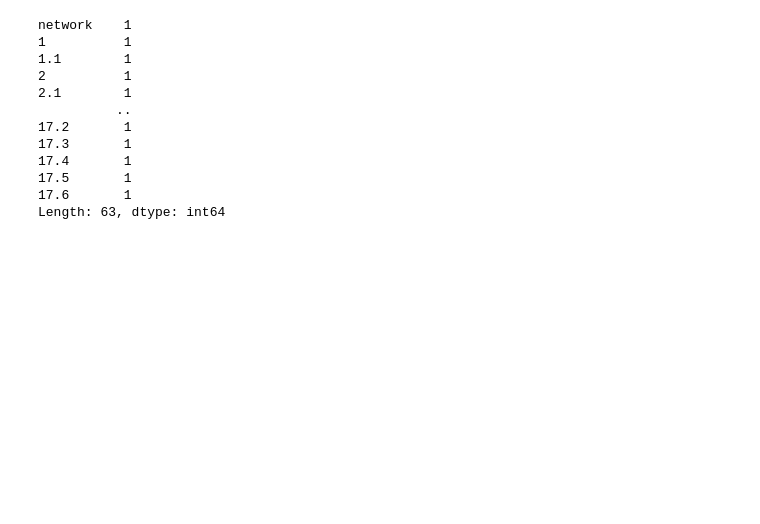
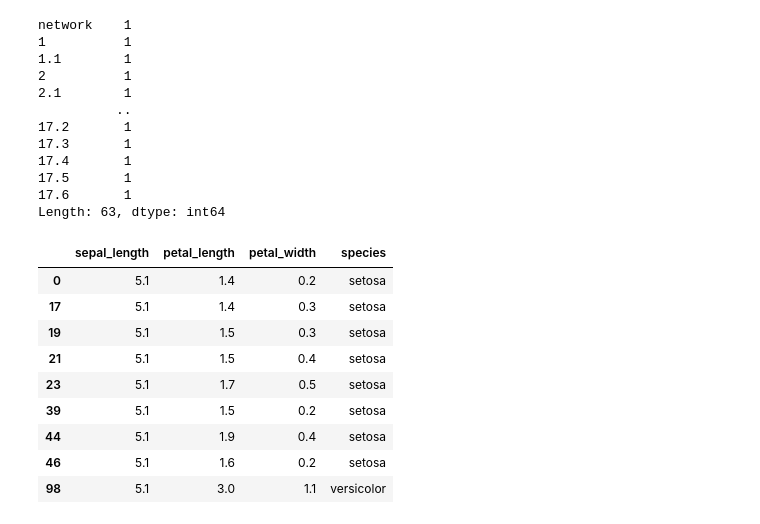
Before and after one commit to Yashshakya1/Data_Science_macbook, a Jupyter notebook: data science(self learning)/pandes/practice.ipynb, the cells around one changed output. Drawn from its saved outputs; the diff is of its cells as text; code cells hidden in the pictures; blank space fills up the shorter version.

```diff
--- a/data science(self learning)/pandes/practice.ipynb
+++ b/data science(self learning)/pandes/practice.ipynb
@@ -218,3 +221,17 @@ network    1
 17.5       1
 17.6       1
 Length: 63, dtype: int64
+# %%
+df['sepal_length'].isin([5.1,23])
+df[df['sepal_length'].isin([5.1,23])]
+# %% [output]
+|  | sepal_length | petal_length | petal_width | species |
+| 0 | 5.1 | 1.4 | 0.2 | setosa |
+| 17 | 5.1 | 1.4 | 0.3 | setosa |
+| 19 | 5.1 | 1.5 | 0.3 | setosa |
+| 21 | 5.1 | 1.5 | 0.4 | setosa |
+| 23 | 5.1 | 1.7 | 0.5 | setosa |
+| 39 | 5.1 | 1.5 | 0.2 | setosa |
+| 44 | 5.1 | 1.9 | 0.4 | setosa |
+| 46 | 5.1 | 1.6 | 0.2 | setosa |
+| 98 | 5.1 | 3.0 | 1.1 | versicolor |
```
Also changed, not shown: parts of 4 cells of this notebook, 2 other files.
